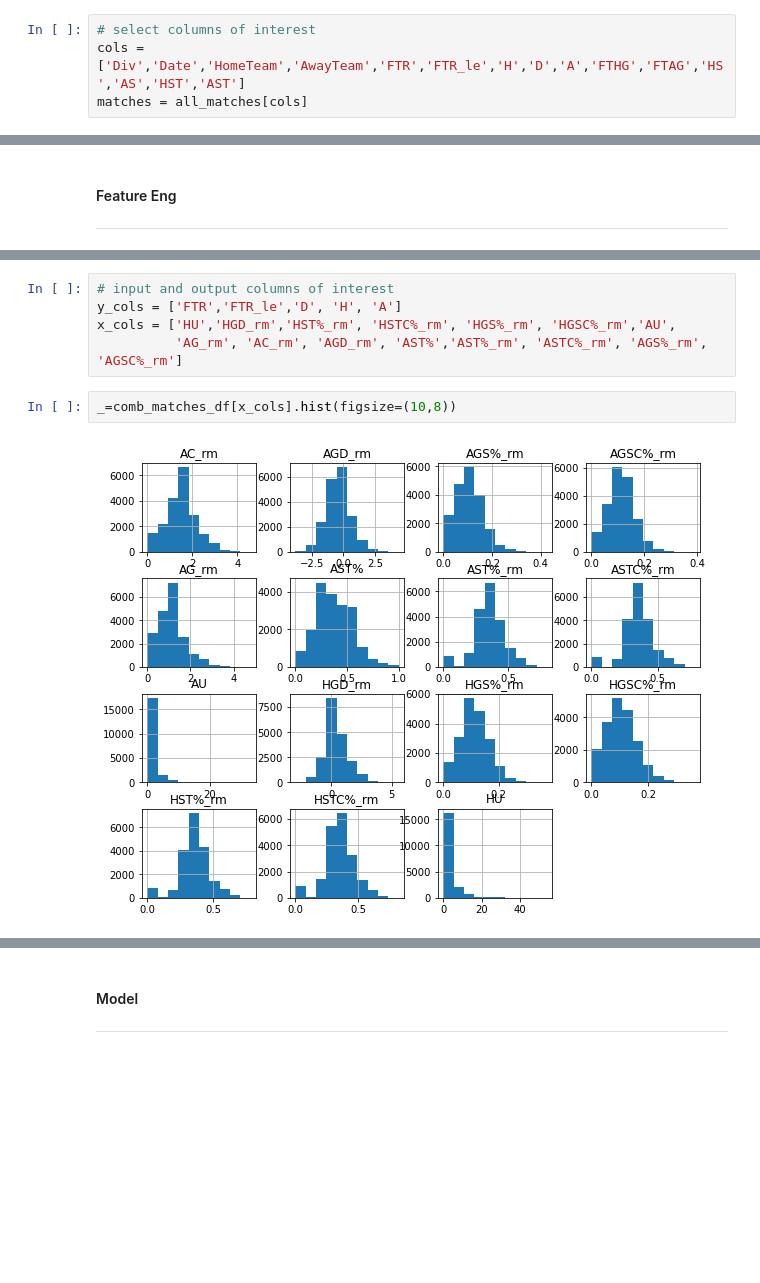
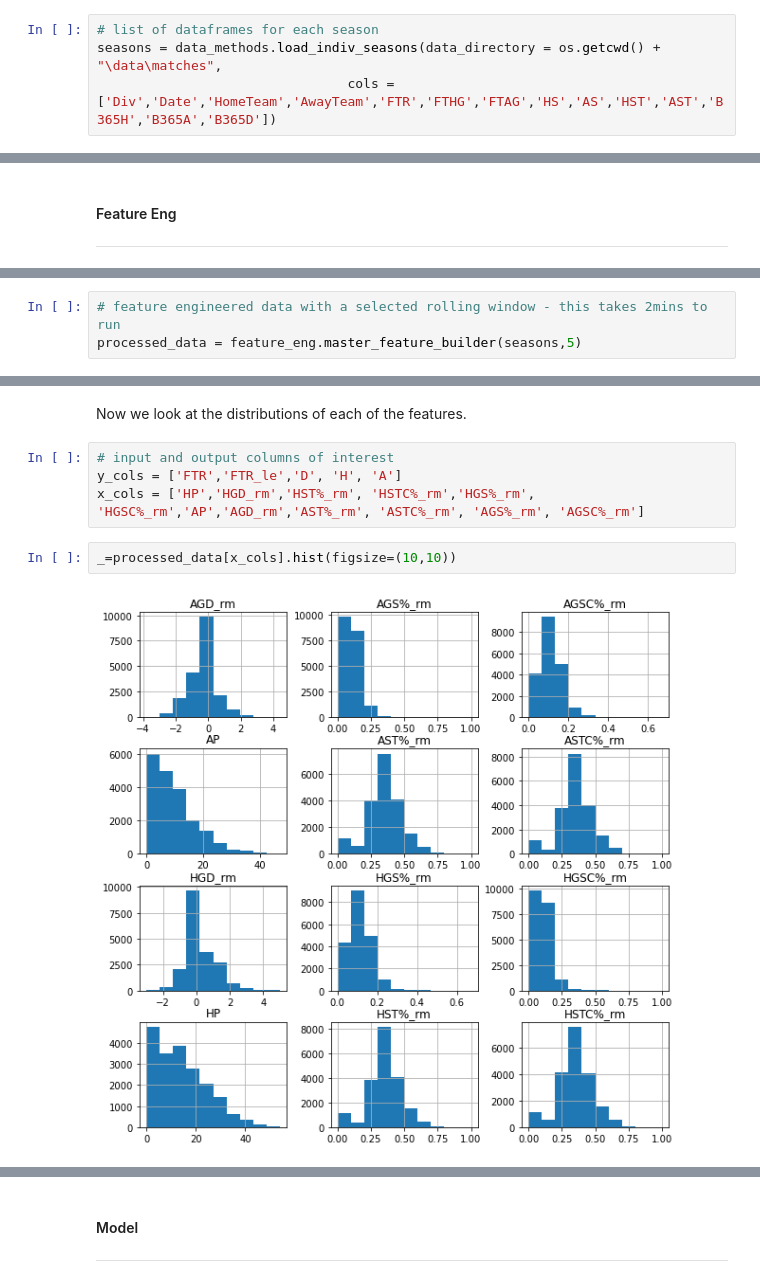
Before and after one commit to frasere/deep-learning-match-predict, a Jupyter notebook: demo_nb.ipynb, the cells around one changed output, grey strips where cells are left out. Saved outputs shown, nothing was run; the diff lists cells and outputs as text; blank space fills up the shorter version.

```diff
--- a/demo_nb.ipynb
+++ b/demo_nb.ipynb
@@ -61,4 +53,4 @@ Explore the data! Here I select columns that I am interested in and then check f
 # %%
-# select columns of interest
-cols = ['Div','Date','HomeTeam','AwayTeam','FTR','FTR_le','H','D','A','FTHG','FTAG','HS','AS','HST','AST']
-matches = all_matches[cols]
+# list of dataframes for each season
+seasons = data_methods.load_indiv_seasons(data_directory = os.getcwd() + "\data\matches",
+                                cols = ['Div','Date','HomeTeam','AwayTeam','FTR','FTHG','FTAG','HS','AS','HST','AST','B365H','B365A','B365D'])
@@ -113,0 +110,3 @@ comb_matches_df = feature_eng.combine_matches(matches_df,
+# %%
+# feature engineered data with a selected rolling window - this takes 2mins to run
+processed_data = feature_eng.master_feature_builder(seasons,5)
@@ -114,9 +123,10 @@ comb_matches_df = feature_eng.combine_matches(matches_df,
+# %% [markdown]
+Now we look at the distributions of each of the features.
 # %%
 # input and output columns of interest
 y_cols = ['FTR','FTR_le','D', 'H', 'A']
-x_cols = ['HU','HGD_rm','HST%_rm', 'HSTC%_rm', 'HGS%_rm', 'HGSC%_rm','AU',
-          'AG_rm', 'AC_rm', 'AGD_rm', 'AST%','AST%_rm', 'ASTC%_rm', 'AGS%_rm', 'AGSC%_rm']
+x_cols = ['HP','HGD_rm','HST%_rm', 'HSTC%_rm','HGS%_rm', 'HGSC%_rm','AP','AGD_rm','AST%_rm', 'ASTC%_rm', 'AGS%_rm', 'AGSC%_rm']
 # %%
-_=comb_matches_df[x_cols].hist(figsize=(10,8))
+_=processed_data[x_cols].hist(figsize=(10,10))
 # %% [output]
-[figure, old version]
+[figure, new version]
```
Also changed, not shown: parts of 38 cells of this notebook, 3 other files.
